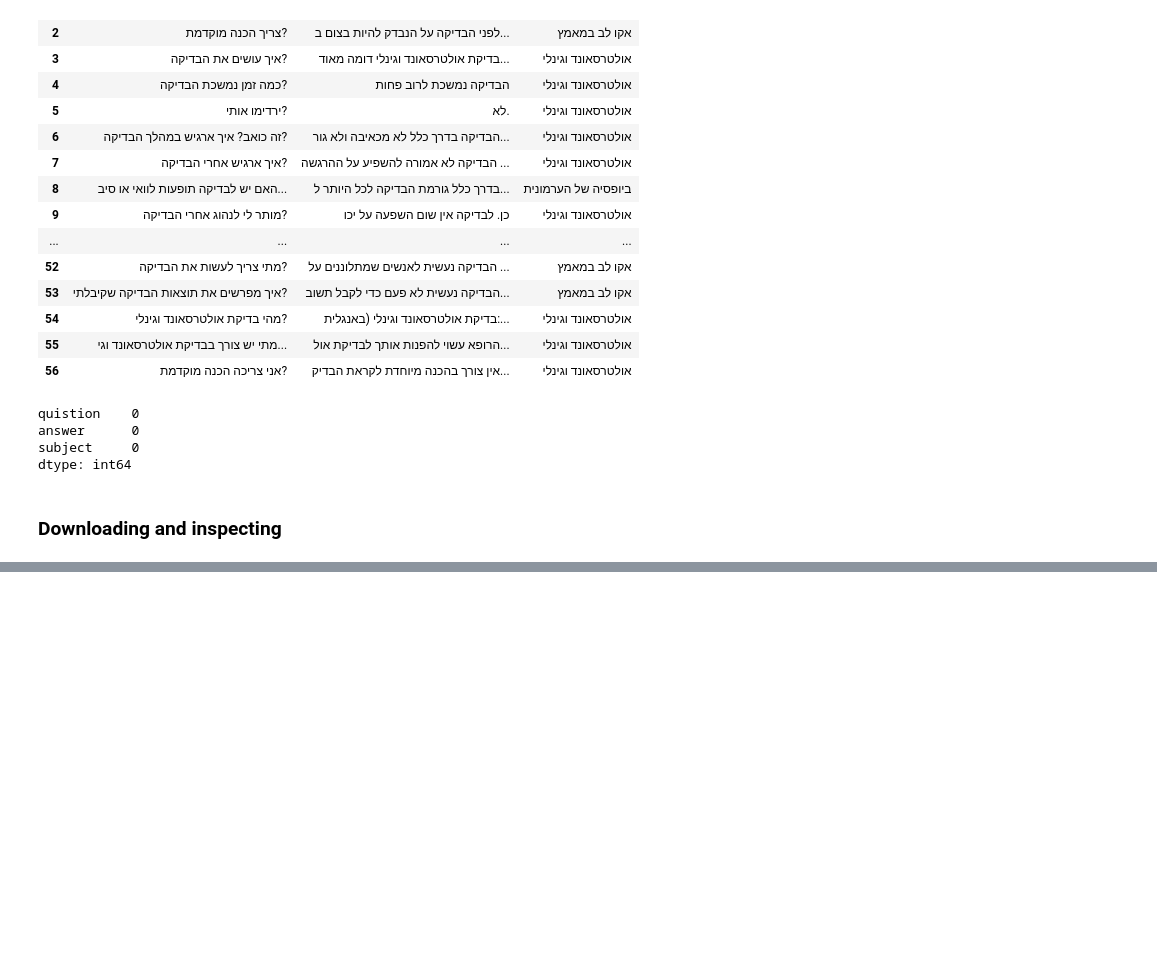
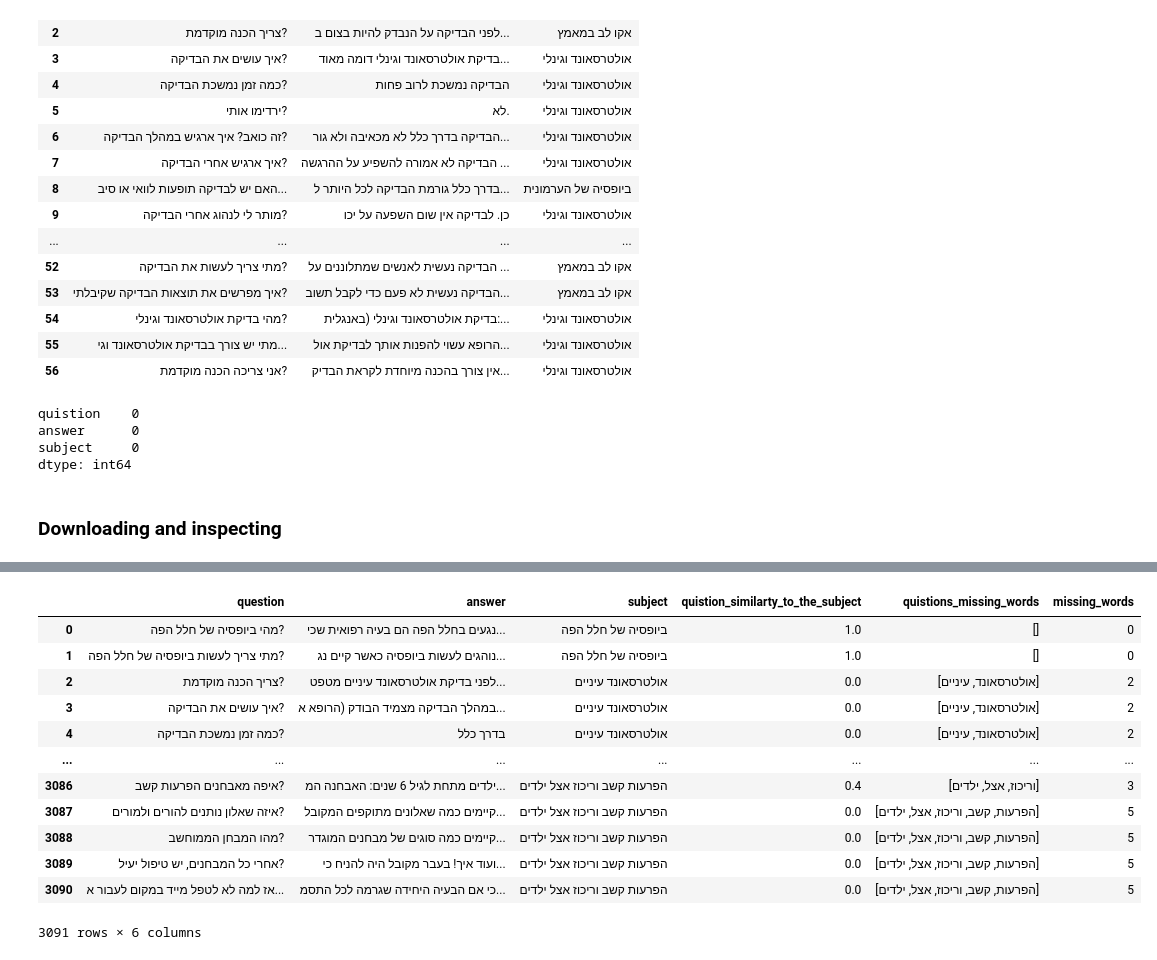
Before and after one commit to abkimc/Scraping-Clalit-Webpages, a Jupyter notebook: Clalit_scraping.ipynb, the cells around one changed output, grey strips where cells are left out. Cells and saved outputs as stored; diff of their text form; code cells hidden in the pictures; blank space fills up the shorter version.

```diff
--- a/Clalit_scraping.ipynb
+++ b/Clalit_scraping.ipynb
@@ -423,0 +519,16 @@ df
+# %%
+df
+# %% [output]
+|  | question | answer | subject | quistion_similarty_to_the_subject | quistions_missing_words | missing_words |
+| 0 | מהי ביופסיה של חלל הפה? | נגעים בחלל הפה הם בעיה רפואית שכי... | ביופסיה של חלל הפה | 1.0 | [] | 0 |
+| 1 | מתי צריך לעשות ביופסיה של חלל הפה? | נוהגים לעשות ביופסיה כאשר קיים נג... | ביופסיה של חלל הפה | 1.0 | [] | 0 |
+| 2 | צריך הכנה מוקדמת? | לפני בדיקת אולטרסאונד עיניים מטפט... | אולטרסאונד עיניים | 0.0 | [אולטרסאונד, עיניים] | 2 |
+| 3 | איך עושים את הבדיקה? | במהלך הבדיקה מצמיד הבודק (הרופא א... | אולטרסאונד עיניים | 0.0 | [אולטרסאונד, עיניים] | 2 |
+| 4 | כמה זמן נמשכת הבדיקה? | בדרך כלל | אולטרסאונד עיניים | 0.0 | [אולטרסאונד, עיניים] | 2 |
+| ... | ... | ... | ... | ... | ... | ... |
+| 3086 | איפה מאבחנים הפרעות קשב? | ילדים מתחת לגיל 6 שנים: האבחנה המ... | הפרעות קשב וריכוז אצל ילדים | 0.4 | [וריכוז, אצל, ילדים] | 3 |
+| 3087 | איזה שאלון נותנים להורים ולמורים? | קיימים כמה שאלונים מתוקפים המקובל... | הפרעות קשב וריכוז אצל ילדים | 0.0 | [הפרעות, קשב, וריכוז, אצל, ילדים] | 5 |
+| 3088 | מהו המבחן הממוחשב? | קיימים כמה סוגים של מבחנים המוגדר... | הפרעות קשב וריכוז אצל ילדים | 0.0 | [הפרעות, קשב, וריכוז, אצל, ילדים] | 5 |
+| 3089 | אחרי כל המבחנים, יש טיפול יעיל? | ועוד איך! בעבר מקובל היה להניח כי... | הפרעות קשב וריכוז אצל ילדים | 0.0 | [הפרעות, קשב, וריכוז, אצל, ילדים] | 5 |
+| 3090 | אז למה לא לטפל מייד במקום לעבור א... | כי אם הבעיה היחידה שגרמה לכל התסמ... | הפרעות קשב וריכוז אצל ילדים | 0.0 | [הפרעות, קשב, וריכוז, אצל, ילדים] | 5 |
+3091 rows × 6 columns
```
Also changed, not shown: parts of 21 cells of this notebook.
